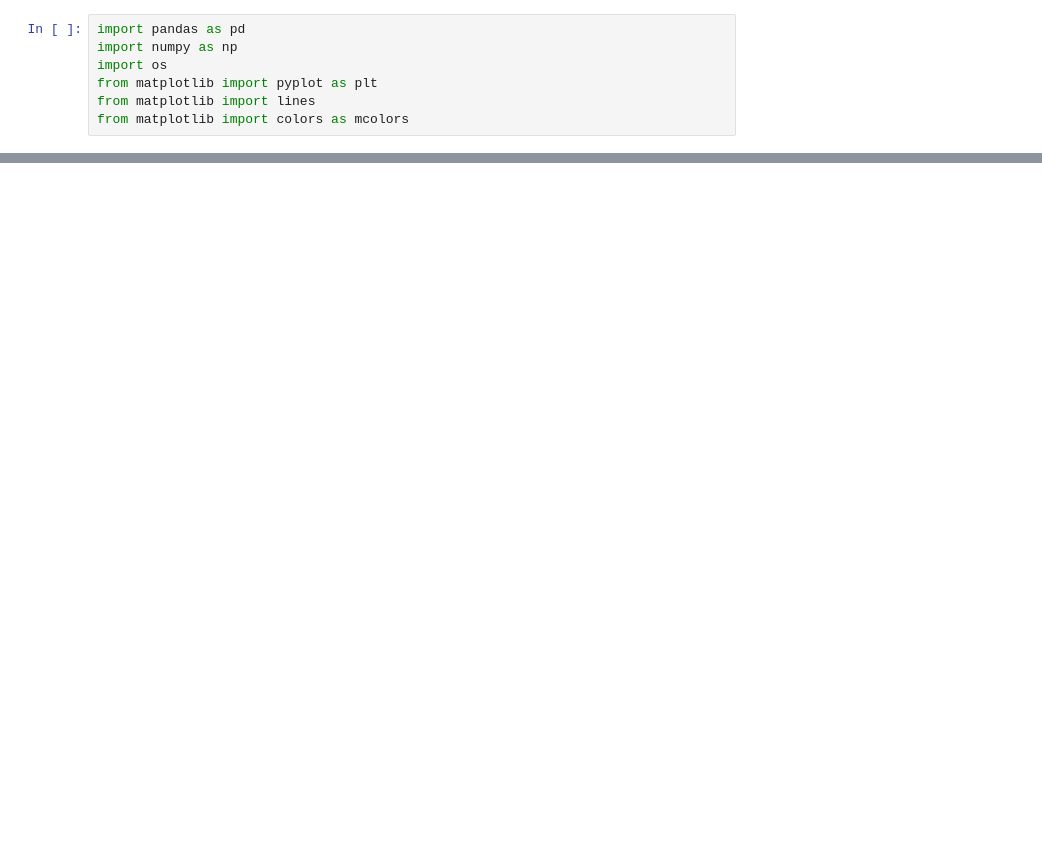
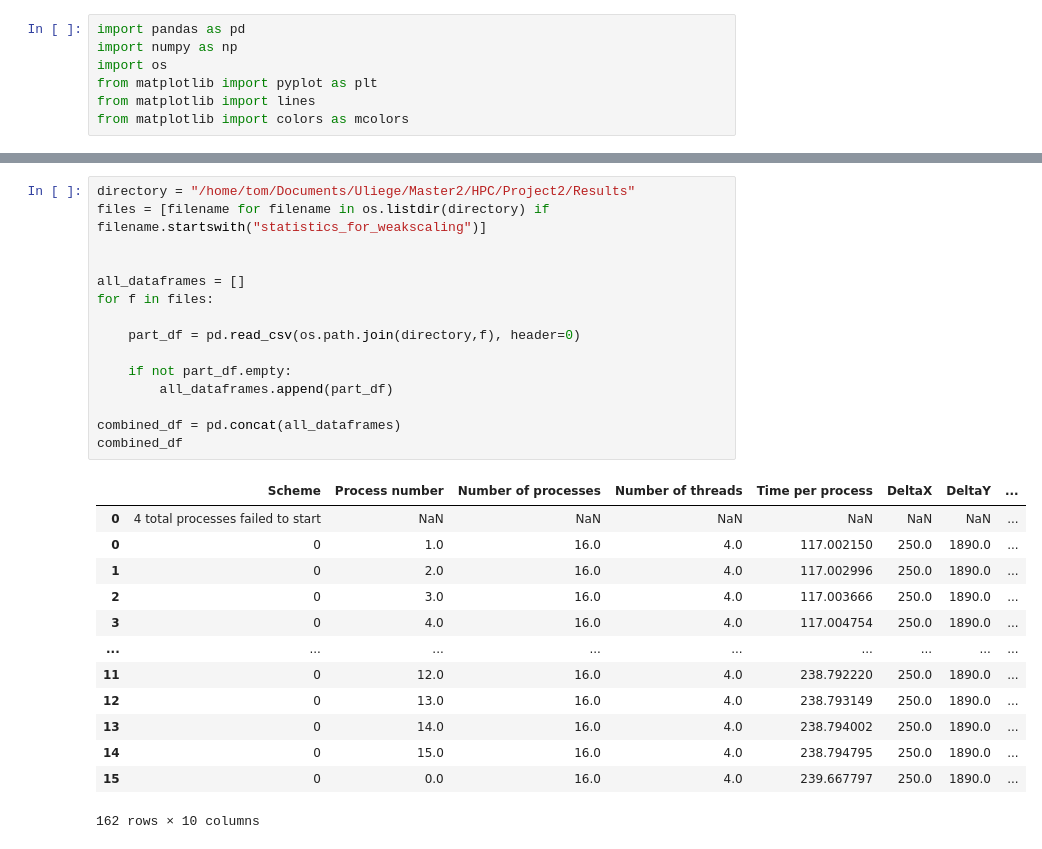
Before and after one commit to tcrasset/Wave-propagation, a Jupyter notebook: Scripts/plot.ipynb, the cells around one changed output, grey strips where cells are left out. Drawn from its saved outputs; the diff is of its cells as text; blank space fills up the shorter version.

```diff
--- a/Scripts/plot.ipynb
+++ b/Scripts/plot.ipynb
@@ -244,0 +243,29 @@ fig_speedup.savefig("Speedup_processes_threads_detail.svg")
+# %%
+directory = "/home/tom/Documents/Uliege/Master2/HPC/Project2/Results"
+files = [filename for filename in os.listdir(directory) if filename.startswith("statistics_for_weakscaling")]
+
+
+all_dataframes = []
+for f in files:
+
+    part_df = pd.read_csv(os.path.join(directory,f), header=0)
+
+    if not part_df.empty:
+        all_dataframes.append(part_df)
+
+combined_df = pd.concat(all_dataframes)
+combined_df
+# %% [output]
+|  | Scheme | Process number | Number of processes | Number of threads | Time per process | DeltaX | DeltaY | ... |
+| 0 | 4 total processes failed to start | NaN | NaN | NaN | NaN | NaN | NaN | ... |
+| 0 | 0 | 1.0 | 16.0 | 4.0 | 117.002150 | 250.0 | 1890.0 | ... |
+| 1 | 0 | 2.0 | 16.0 | 4.0 | 117.002996 | 250.0 | 1890.0 | ... |
+| 2 | 0 | 3.0 | 16.0 | 4.0 | 117.003666 | 250.0 | 1890.0 | ... |
+| 3 | 0 | 4.0 | 16.0 | 4.0 | 117.004754 | 250.0 | 1890.0 | ... |
+| ... | ... | ... | ... | ... | ... | ... | ... | ... |
+| 11 | 0 | 12.0 | 16.0 | 4.0 | 238.792220 | 250.0 | 1890.0 | ... |
+| 12 | 0 | 13.0 | 16.0 | 4.0 | 238.793149 | 250.0 | 1890.0 | ... |
+| 13 | 0 | 14.0 | 16.0 | 4.0 | 238.794002 | 250.0 | 1890.0 | ... |
+| 14 | 0 | 15.0 | 16.0 | 4.0 | 238.794795 | 250.0 | 1890.0 | ... |
+| 15 | 0 | 0.0 | 16.0 | 4.0 | 239.667797 | 250.0 | 1890.0 | ... |
+162 rows × 10 columns
```
Also changed, not shown: parts of 9 cells of this notebook, 7 other files.
